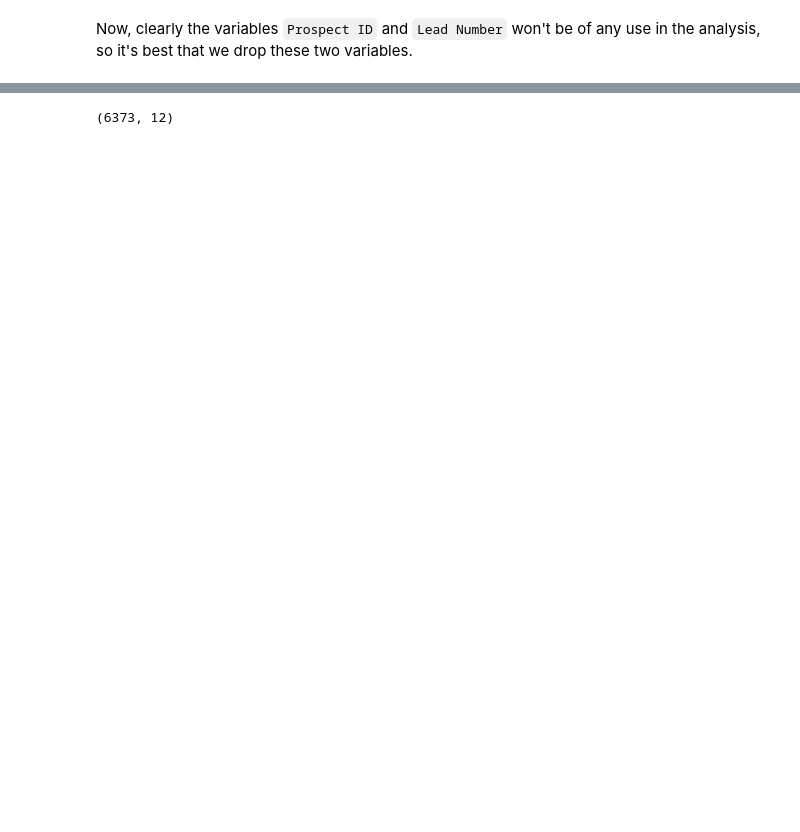
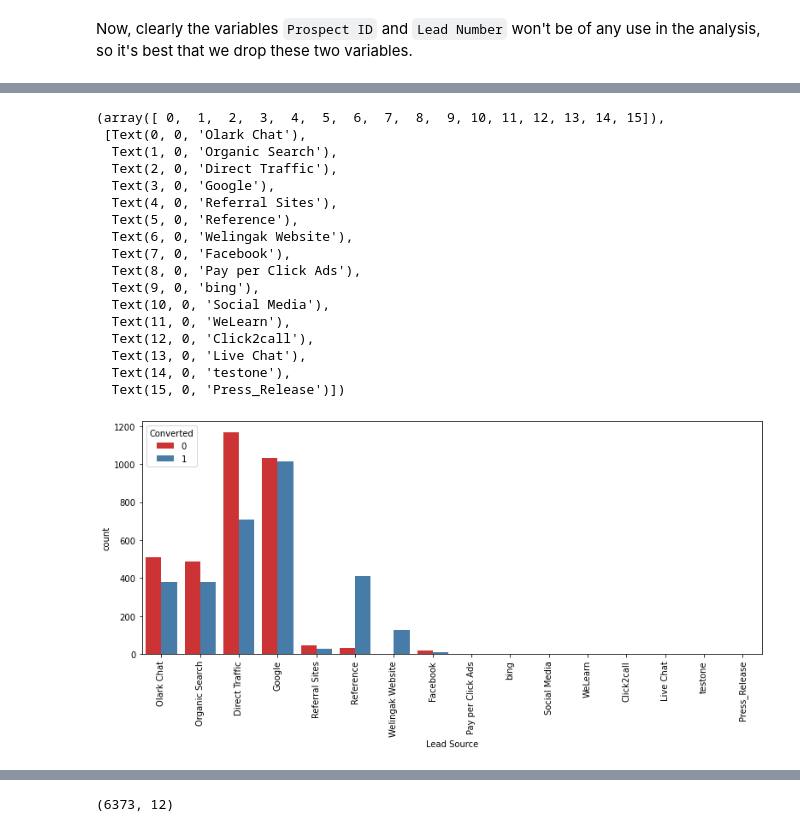
Before and after one commit to agangise/Lead_Score_Case_Study_Upgrad, a Jupyter notebook: Lead Scoring Case Study.ipynb, the cells around one changed output, grey strips where cells are left out. Drawn from its saved outputs; the diff is of its cells as text; code cells hidden in the pictures; blank space fills up the shorter version.

```diff
--- a/Lead Scoring Case Study.ipynb
+++ b/Lead Scoring Case Study.ipynb
@@ -363,0 +383,23 @@ Now, clearly the variables `Prospect ID` and `Lead Number` won't be of any use i
+# %%
+plt.figure(figsize=(13,5))
+sns.countplot(x = "Lead Source", hue = "Converted", data = leads, palette='Set1')
+plt.xticks(rotation = 90)
+# %% [output]
+(array([ 0,  1,  2,  3,  4,  5,  6,  7,  8,  9, 10, 11, 12, 13, 14, 15]),
+ [Text(0, 0, 'Olark Chat'),
+  Text(1, 0, 'Organic Search'),
+  Text(2, 0, 'Direct Traffic'),
+  Text(3, 0, 'Google'),
+  Text(4, 0, 'Referral Sites'),
+  Text(5, 0, 'Reference'),
+  Text(6, 0, 'Welingak Website'),
+  Text(7, 0, 'Facebook'),
+  Text(8, 0, 'Pay per Click Ads'),
+  Text(9, 0, 'bing'),
+  Text(10, 0, 'Social Media'),
+  Text(11, 0, 'WeLearn'),
+  Text(12, 0, 'Click2call'),
+  Text(13, 0, 'Live Chat'),
+  Text(14, 0, 'testone'),
+  Text(15, 0, 'Press_Release')])
+[figure, added]
```
Also changed, not shown: parts of 16 cells of this notebook.
